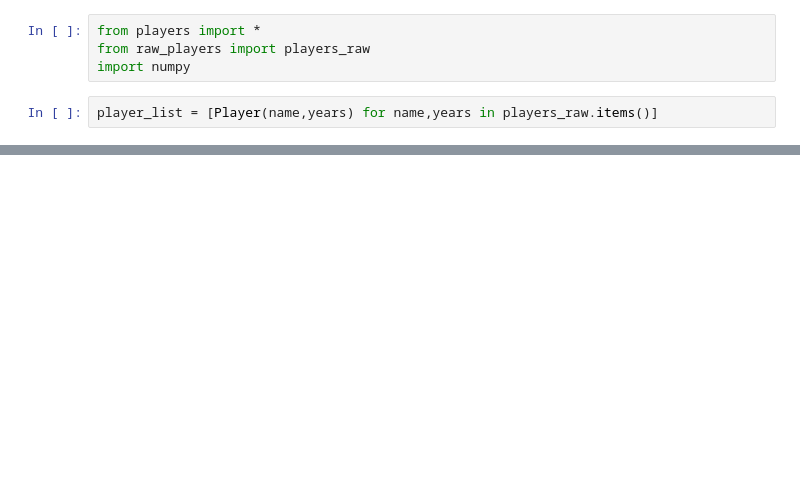
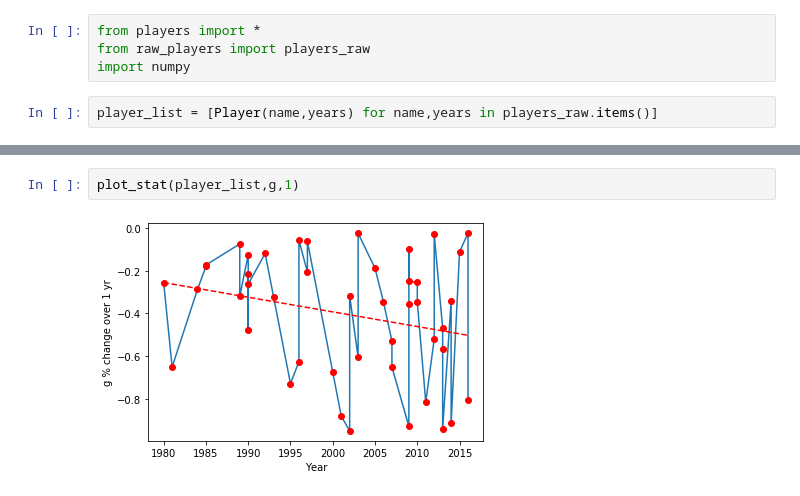
Before and after one commit to noogie13/nba-acl, a Jupyter notebook: analysis.ipynb, the cells around one changed output, grey strips where cells are left out. Drawn from its saved outputs; the diff is of its cells as text; blank space fills up the shorter version.

```diff
--- a/analysis.ipynb
+++ b/analysis.ipynb
@@ -28,0 +28,4 @@ plot_stat(player_list,ppg)
+# %%
+plot_stat(player_list,g,1)
+# %% [output]
+[figure, added]
```
Also changed, not shown: parts of 6 cells of this notebook.
